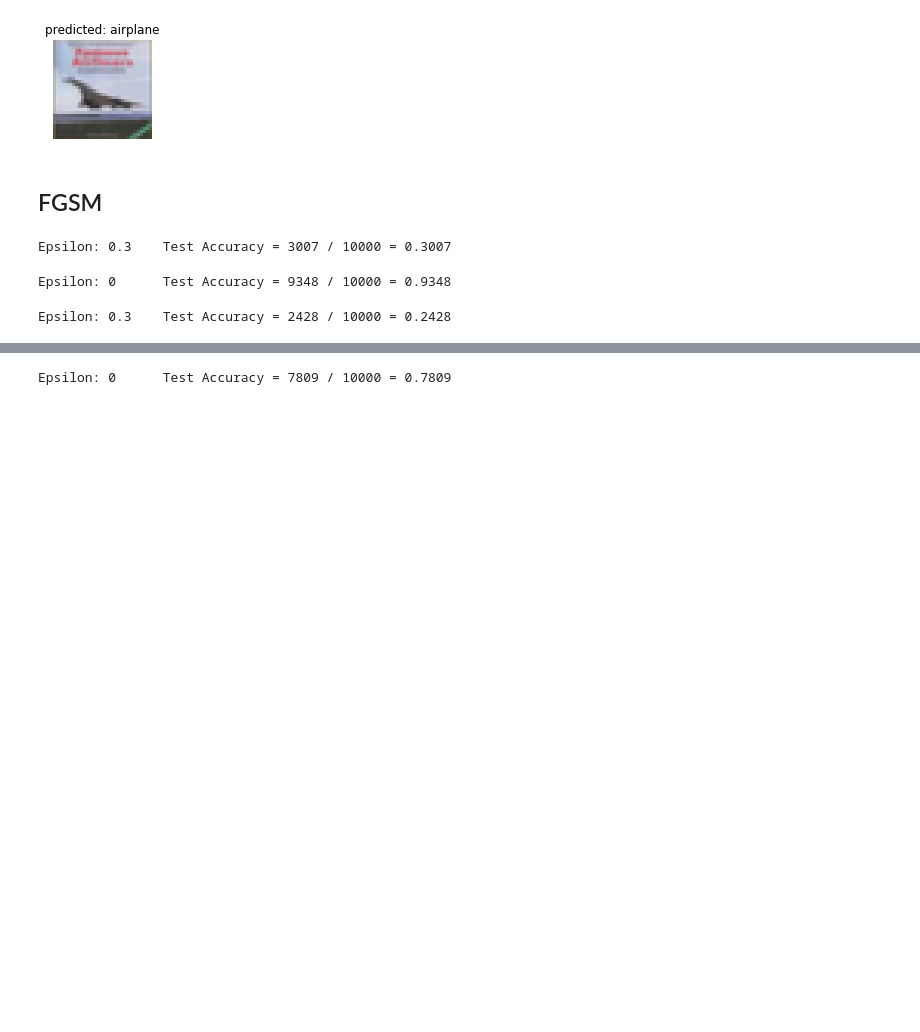
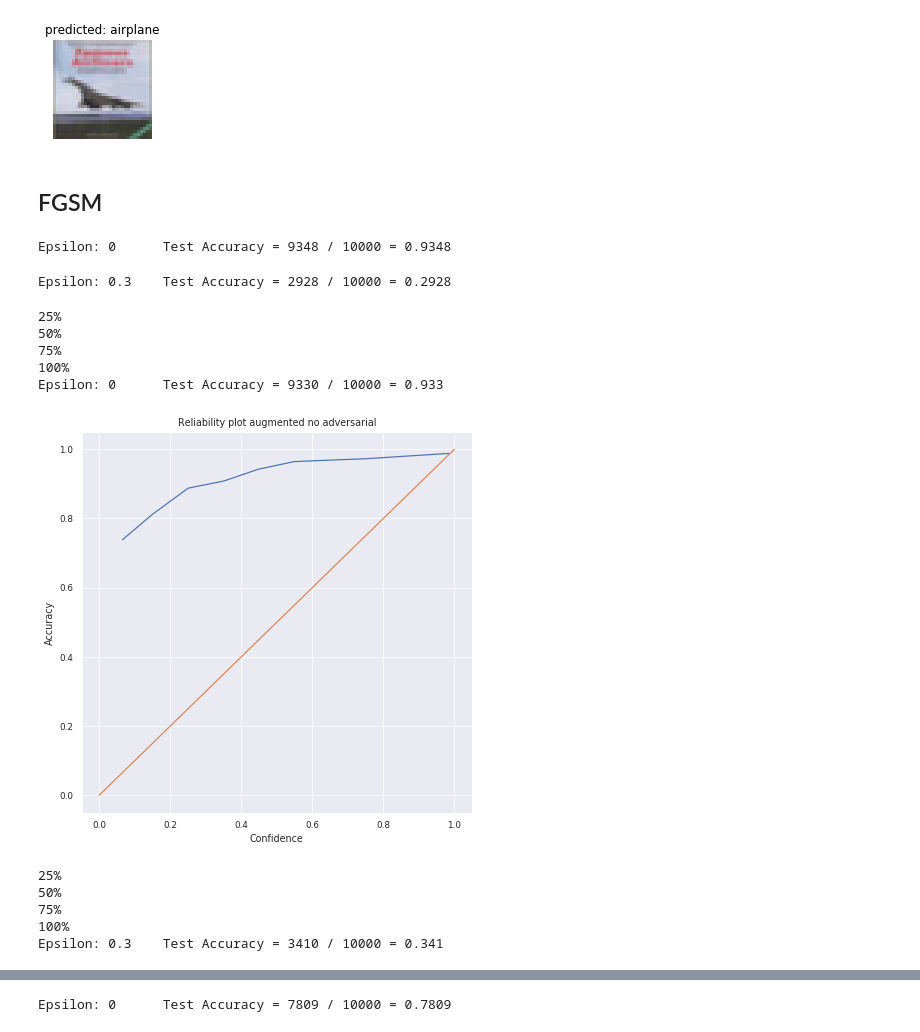
Before and after one commit to apra/adversarial_augmentation, a Jupyter notebook: main.ipynb, the cells around one changed output, grey strips where cells are left out. Drawn from its saved outputs; the diff is of its cells as text; code cells hidden in the pictures; blank space fills up the shorter version.

```diff
--- a/main.ipynb
+++ b/main.ipynb
@@ -90,14 +85,66 @@ visualize.visualize_model(model, testloader, classes, num_images=4)
 # %% [markdown]
 ## FGSM
 # %%
-final_acc_b_adv, adv_examples_b_adv = FGSM.test(model, test_loader=testloader, epsilon=0.3)
+final_acc_b_adv, adv_examples_b_adv = FGSM.test(model, test_loader=testloader, epsilon=0)
 # %% [output]
-Epsilon: 0.3    Test Accuracy = 3007 / 10000 = 0.3007
+Epsilon: 0      Test Accuracy = 9348 / 10000 = 0.9348
 # %%
-final_acc_b, adv_examples_b = FGSM.test(model, test_loader=testloader, epsilon=0)
+final_acc_b, adv_examples_b = FGSM.test(model, test_loader=testloader, epsilon=0.3)
 # %% [output]
-Epsilon: 0      Test Accuracy = 9348 / 10000 = 0.9348
+Epsilon: 0.3    Test Accuracy = 2928 / 10000 = 0.2928
+# %%
+def plot_reliability(predicted_probs, real_labels, title = "Realiability plot"):
+    import seaborn as sns
+    sns.set("paper")
+    buckets = list(np.linspace(0,1,11))
+    probabilities = np.array([])  # this is the predicted confidence
+    predicted_labels = np.array([])
+    correct_labels = np.array([])
+    for i,probs in enumerate(predicted_probs):
+        probabilities = np.hstack((probabilities, probs.max(1,keepdim=True)[0].exp().squeeze().numpy()))
+        predicted_labels = np.hstack((predicted_labels, probs.max(1,keepdim=True)[1].squeeze().numpy()))
+        correct_labels = np.hstack((correct_labels, real_labels[i].numpy()))
+
+    correct_labels
+    bin_index = np.digitize(probabilities, buckets)-1
+
+    accuracy = np.zeros((len(buckets)-1, 1))
+    confidence = np.zeros((len(buckets)-1, 1))
+    size_bins = np.zeros((len(buckets)-1, 1))
+
+    for i, prob in enumerate(probabilities):
+        size_bins[bin_index[i]] += 1
+        confidence[bin_index[i]] += prob
+        if predicted_labels[i] == correct_labels[i]:
+            accuracy[bin_index[i]] += 1
+
+    accuracy = accuracy/size_bins
+    confidence = confidence/size_bins
+    straight_line = [0,1]
+
+    plt.figure(figsize=(7,7))
+    plt.title(title)
+    plt.plot(confidence, accuracy)
+    plt.plot(straight_line, straight_line)
+    plt.xlabel("Confidence")
+    plt.ylabel("Accuracy")
+# %%
+final_acc_aug, adv_examples_aug, predicted_probs_aug, real_labels_aug = FGSM.test_augmented(model, testloader, epsilon=0, augmentations = "all", n = 21, v = 1)
+# %% [output]
+25%
+50%
+75%
+100%
+Epsilon: 0      Test Accuracy = 9330 / 10000 = 0.933
+# %%
+plot_reliability(predicted_probs_aug, real_labels_aug, title="Reliability plot augmented no adversarial")
+# %% [output]
+[figure, added]
 # %%
-final_acc_aug_adv, adv_examples_aug_adv = FGSM.test_augmented(model, testloader, epsilon=0.3, augmentations = "g", n = 5)
+final_acc_aug_adv, adv_examples_aug_adv, predicted_probs_aug_adv, real_labels_aug_adv = FGSM.test_augmented(model, testloader, epsilon=0.3, augmentations = "all", n = 21, v = 1)
 # %% [output]
-Epsilon: 0.3    Test Accuracy = 2428 / 10000 = 0.2428
+25%
+50%
+75%
+100%
+Epsilon: 0.3    Test Accuracy = 3410 / 10000 = 0.341
```
Also changed, not shown: parts of 5 cells of this notebook, 3 other files.
